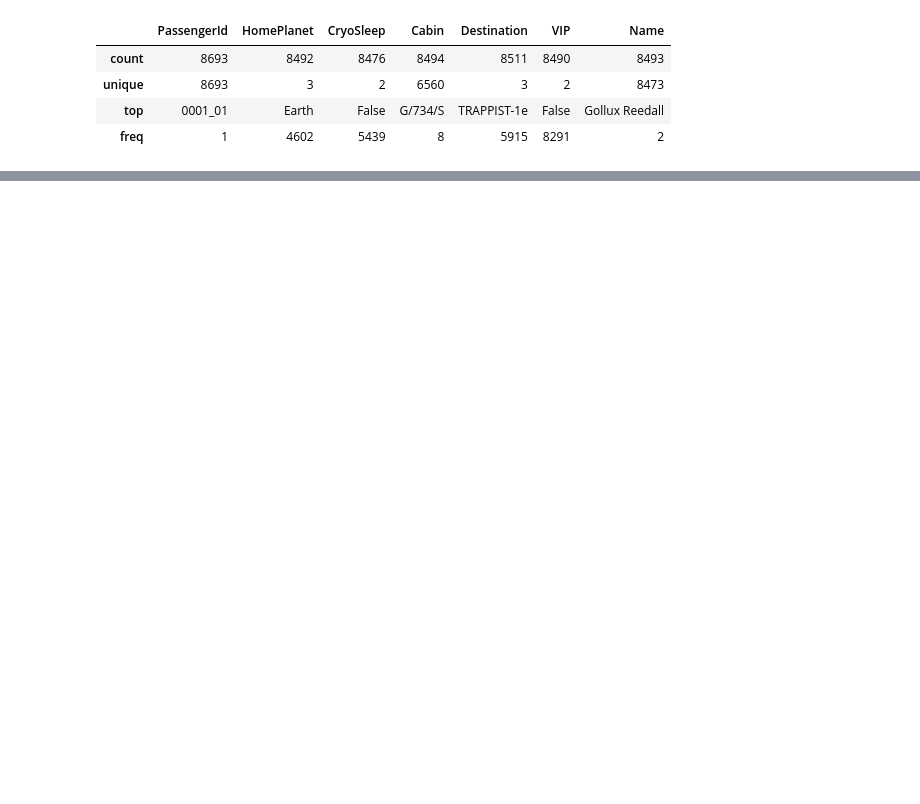
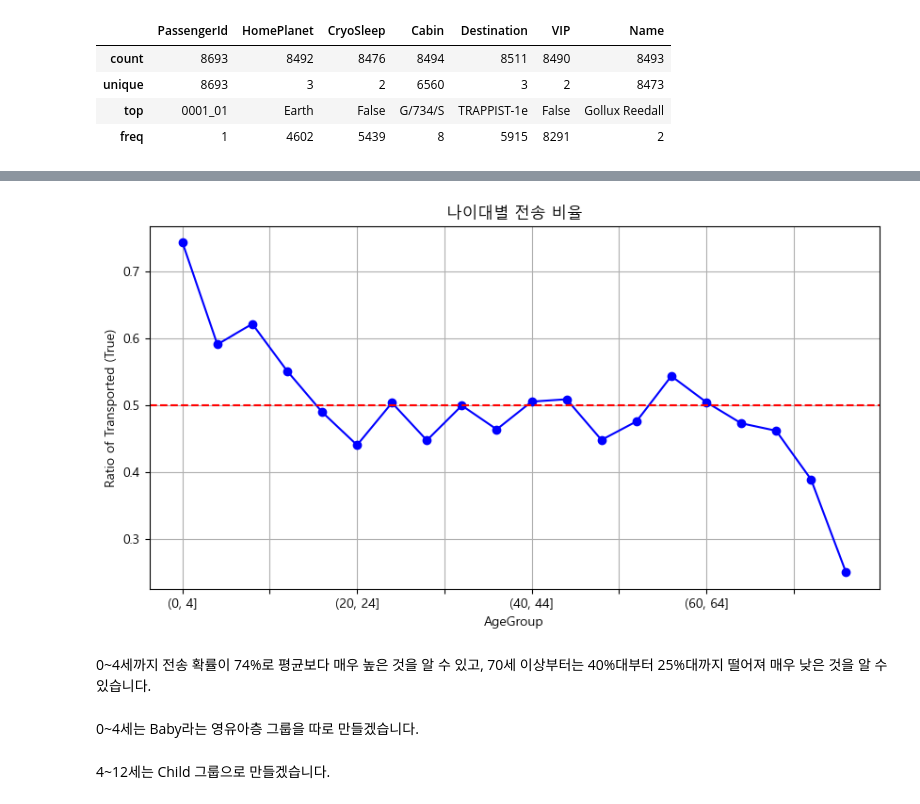
Before and after one commit to whrbgud333/sklearn-est15th-realfinal, a Jupyter notebook: Spaceship_Titanic/Spaceship_1.ipynb, the cells around one changed output, grey strips where cells are left out. Drawn from its saved outputs; the diff is of its cells as text; code cells hidden in the pictures; blank space fills up the shorter version.

```diff
--- a/Spaceship_Titanic/Spaceship_1.ipynb
+++ b/Spaceship_Titanic/Spaceship_1.ipynb
@@ -166,0 +273,9 @@ train_df.describe(include='O')
+# %%
+# 나이대 변수 만들기
+train_df['AgeGroup'] = pd.cut(train_df['Age'], bins=range(0, 81, 4))
+
+# 나이대별 전송 비율 계산
+age_ratio = train_df.groupby('AgeGroup')['Transported'].value_counts(normalize=True).unstack()
+
+# 결과 출력
+print(age_ratio)
@@ -166,0 +300,14 @@ train_df.describe(include='O')
+# %%
+# 시각화
+age_ratio[True].plot(kind='line', marker='o', figsize=(10, 5), color='blue')
+plt.axhline(0.5, color='red', linestyle='--')
+plt.title('나이대별 전송 비율')
+plt.ylabel('Ratio of Transported (True)')
+plt.grid(True)
+plt.show()
+# %% [output]
+[figure, added]
+# %% [markdown]
+0~4세까지 전송 확률이 74%로 평균보다 매우 높은 것을 알 수 있고, 70세 이상부터는 40%대부터 25%대까지 떨어져 매우 낮은 것을 알 수 있습니다.
+# %% [markdown]
+0~4세는 Baby라는 영유아층 그룹을 따로 만들겠습니다.
@@ -166,0 +317,2 @@ train_df.describe(include='O')
+# %% [markdown]
+4~12세는 Child 그룹으로 만들겠습니다.
```
Also changed, not shown: parts of 90 cells of this notebook.
